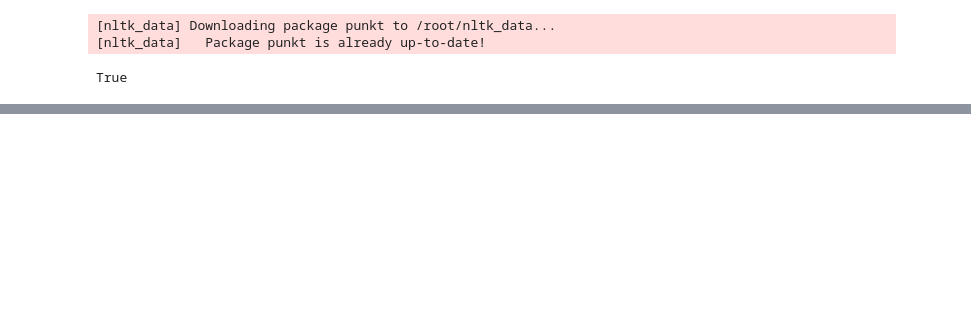
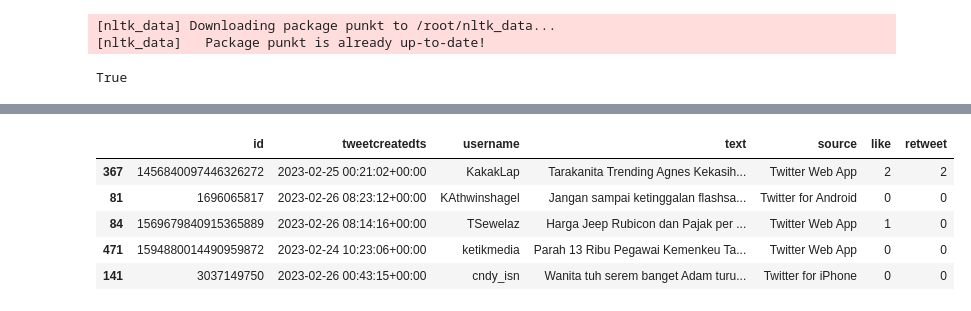
Before and after one commit to FaddliLWibowo/Twitter-Sentiment-Analysis-with-Streamlit, a Jupyter notebook: Data_Collection_From_Twitter_For_Sentiment_Analysis.ipynb, the cells around one changed output, grey strips where cells are left out. Cells and saved outputs as stored; diff of their text form; code cells hidden in the pictures; blank space fills up the shorter version.

```diff
--- a/Data_Collection_From_Twitter_For_Sentiment_Analysis.ipynb
+++ b/Data_Collection_From_Twitter_For_Sentiment_Analysis.ipynb
@@ -90,5 +93,12 @@ TooManyRequests: ignored
 # %%
-data = pd.read_csv('Data-hasil-crawling01.csv')
+data = pd.read_csv('Data-hasil-crawling.csv')
 data.sample(n=5)
+# %% [output]
+|  | id | tweetcreatedts | username | text | source | like | retweet |
+| 367 | 1456840097446326272 | 2023-02-25 00:21:02+00:00 | KakakLap | Tarakanita Trending Agnes Kekasih... | Twitter Web App | 2 | 2 |
+| 81 | 1696065817 | 2023-02-26 08:23:12+00:00 | KAthwinshagel | Jangan sampai ketinggalan flashsa... | Twitter for Android | 0 | 0 |
+| 84 | 1569679840915365889 | 2023-02-26 08:14:16+00:00 | TSewelaz | Harga Jeep Rubicon dan Pajak per ... | Twitter Web App | 1 | 0 |
+| 471 | 1594880014490959872 | 2023-02-24 10:23:06+00:00 | ketikmedia | Parah 13 Ribu Pegawai Kemenkeu Ta... | Twitter Web App | 0 | 0 |
+| 141 | 3037149750 | 2023-02-26 00:43:15+00:00 | cndy_isn | Wanita tuh serem banget Adam turu... | Twitter for iPhone | 0 | 0 |
 # %%
 data.isnull().sum()
```
Also changed, not shown: parts of 14 cells of this notebook.
